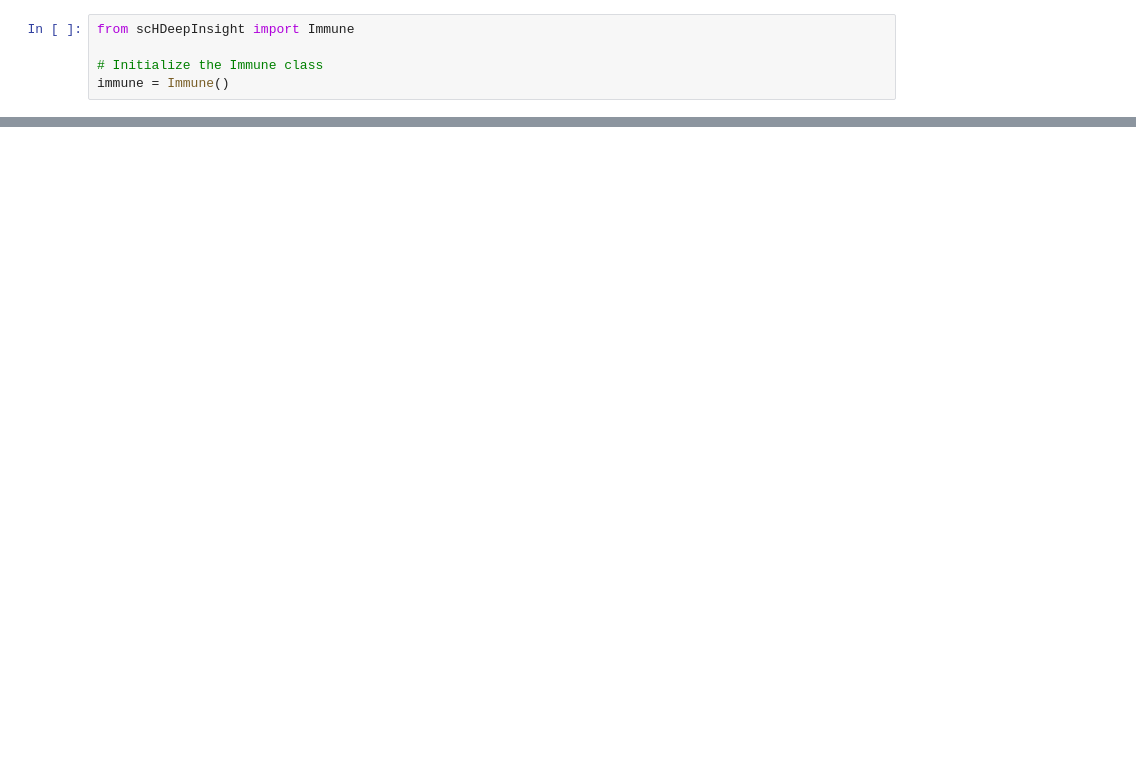
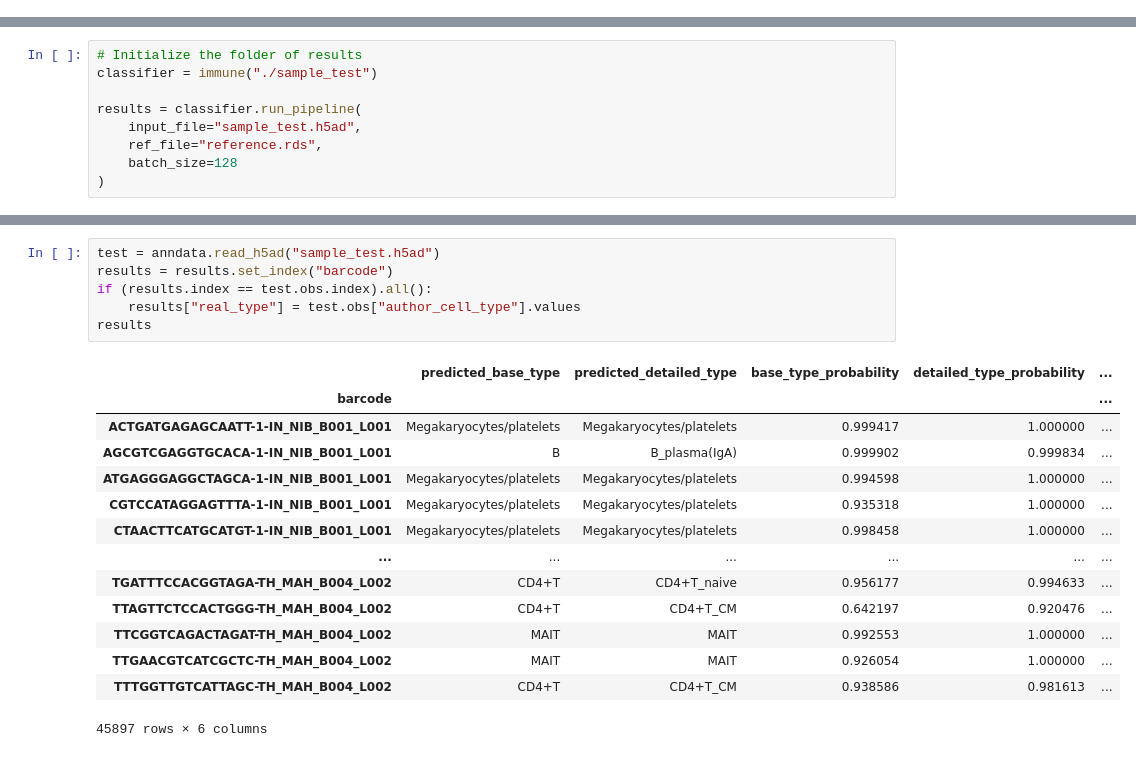
Before and after one commit to shangruJia/scHDeepInsight, a Jupyter notebook: scHDeepInsight_Tutorial.ipynb, the cells around one changed output, grey strips where cells are left out. Cells and saved outputs as stored; diff of their text form; blank space fills up the shorter version.

Commit message:
upload trained models and sample test dataset

```diff
--- a/scHDeepInsight_Tutorial.ipynb
+++ b/scHDeepInsight_Tutorial.ipynb
@@ -21,5 +22,0 @@ Requirement already satisfied: mpmath>=0.19 in /home/shangru/anaconda3/envs/jia/
-# %%
-from scHDeepInsight import Immune
-
-# Initialize the Immune class
-immune = Immune()
@@ -64,0 +23,9 @@ pred_label.to_csv("./output_immune/predicted_labels.csv", index=False)
+# %%
+# Initialize the folder of results
+classifier = immune("./sample_test")
+
+results = classifier.run_pipeline(
+    input_file="sample_test.h5ad",
+    ref_file="reference.rds",
+    batch_size=128
+)
@@ -64,0 +108,21 @@ pred_label.to_csv("./output_immune/predicted_labels.csv", index=False)
+# %%
+test = anndata.read_h5ad("sample_test.h5ad")
+results = results.set_index("barcode")
+if (results.index == test.obs.index).all():
+    results["real_type"] = test.obs["author_cell_type"].values
+results
+# %% [output]
+|  | predicted_base_type | predicted_detailed_type | base_type_probability | detailed_type_probability | ... |
+| barcode |  |  |  |  | ... |
+| ACTGATGAGAGCAATT-1-IN_NIB_B001_L001 | Megakaryocytes/platelets | Megakaryocytes/platelets | 0.999417 | 1.000000 | ... |
+| AGCGTCGAGGTGCACA-1-IN_NIB_B001_L001 | B | B_plasma(IgA) | 0.999902 | 0.999834 | ... |
+| ATGAGGGAGGCTAGCA-1-IN_NIB_B001_L001 | Megakaryocytes/platelets | Megakaryocytes/platelets | 0.994598 | 1.000000 | ... |
+| CGTCCATAGGAGTTTA-1-IN_NIB_B001_L001 | Megakaryocytes/platelets | Megakaryocytes/platelets | 0.935318 | 1.000000 | ... |
+| CTAACTTCATGCATGT-1-IN_NIB_B001_L001 | Megakaryocytes/platelets | Megakaryocytes/platelets | 0.998458 | 1.000000 | ... |
+| ... | ... | ... | ... | ... | ... |
+| TGATTTCCACGGTAGA-TH_MAH_B004_L002 | CD4+T | CD4+T_naive | 0.956177 | 0.994633 | ... |
+| TTAGTTCTCCACTGGG-TH_MAH_B004_L002 | CD4+T | CD4+T_CM | 0.642197 | 0.920476 | ... |
+| TTCGGTCAGACTAGAT-TH_MAH_B004_L002 | MAIT | MAIT | 0.992553 | 1.000000 | ... |
+| TTGAACGTCATCGCTC-TH_MAH_B004_L002 | MAIT | MAIT | 0.926054 | 1.000000 | ... |
+| TTTGGTTGTCATTAGC-TH_MAH_B004_L002 | CD4+T | CD4+T_CM | 0.938586 | 0.981613 | ... |
+45897 rows × 6 columns
```
Also changed, not shown: parts of 11 cells of this notebook, 12 other files.
